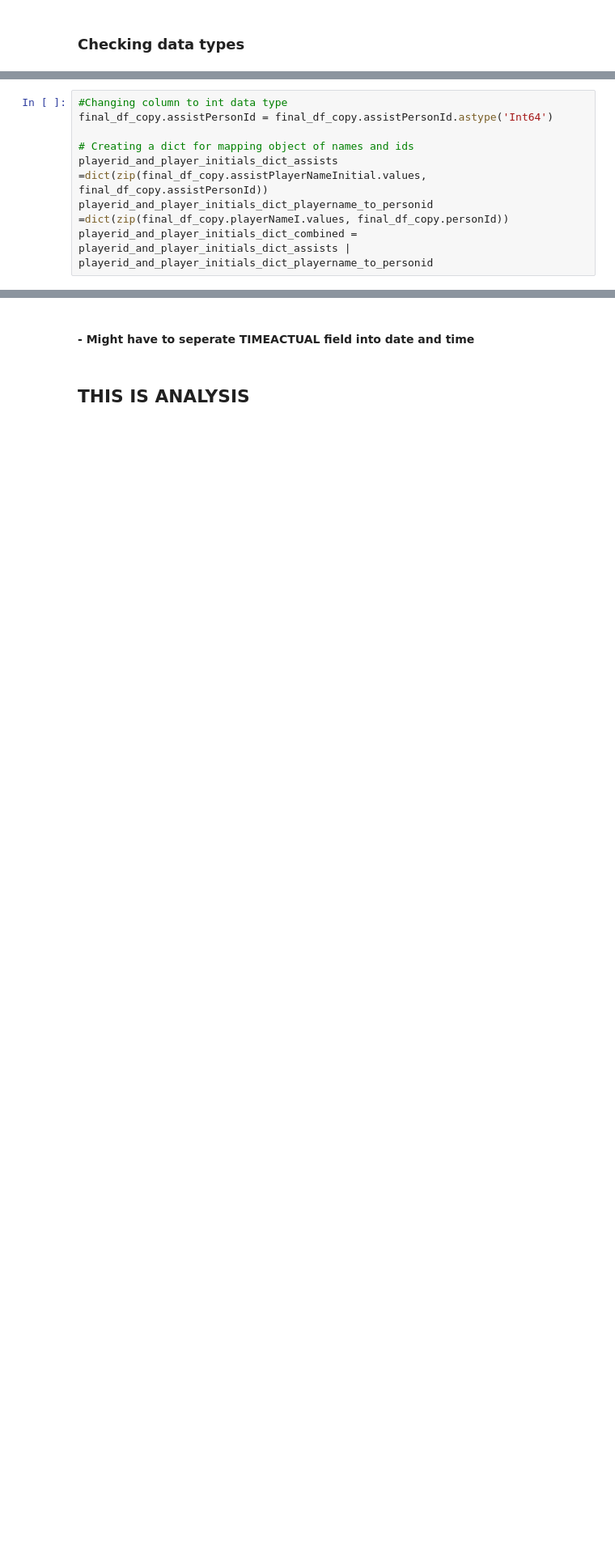
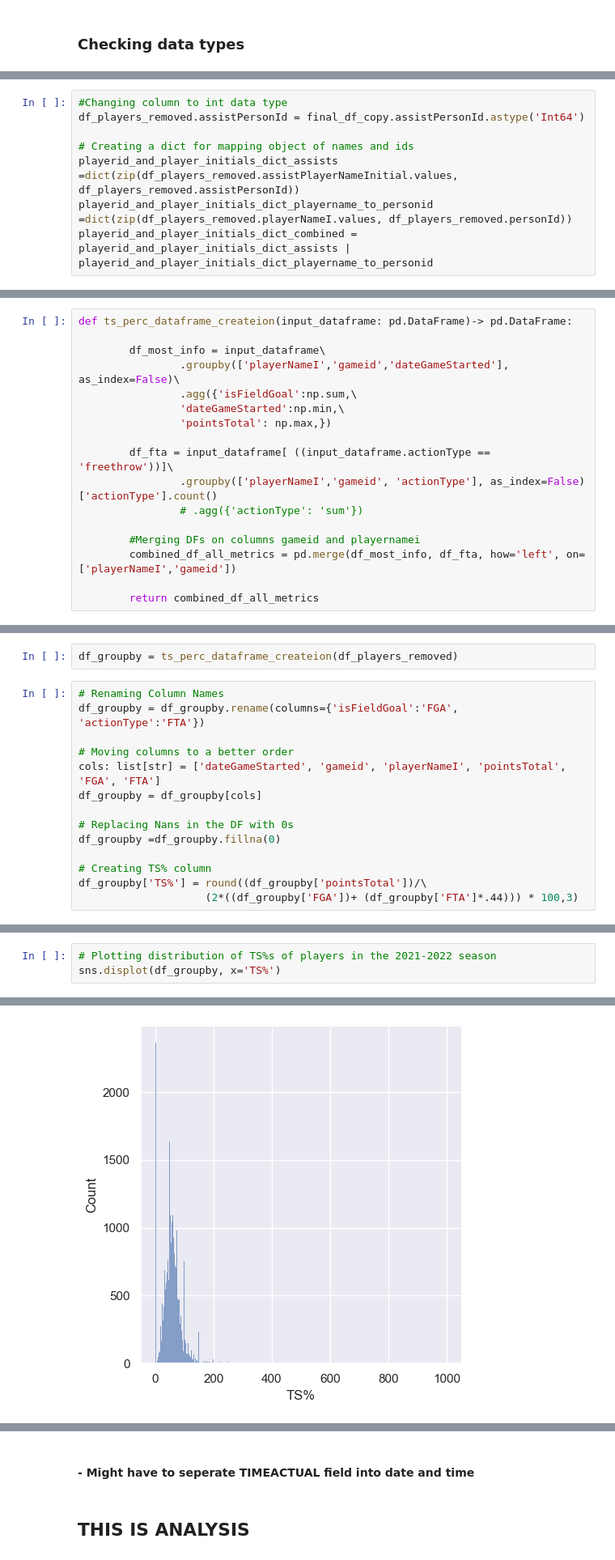
Before and after one commit to zachmort/nba_PBP_analysis, a Jupyter notebook: Season_pbp_20-21.ipynb, the cells around one changed output, grey strips where cells are left out. Shown at 81% size. Drawn from its saved outputs; the diff is of its cells as text; blank space fills up the shorter version.

```diff
--- a/Season_pbp_20-21.ipynb
+++ b/Season_pbp_20-21.ipynb
@@ -235,8 +252,8 @@ final_df_copy['Total_time_passed_in_game'] = map(total_time_passed,final_df_copy
 # %%
 #Changing column to int data type
-final_df_copy.assistPersonId = final_df_copy.assistPersonId.astype('Int64')
+df_players_removed.assistPersonId = final_df_copy.assistPersonId.astype('Int64')
 
 # Creating a dict for mapping object of names and ids
-playerid_and_player_initials_dict_assists =dict(zip(final_df_copy.assistPlayerNameInitial.values, final_df_copy.assistPersonId))
-playerid_and_player_initials_dict_playername_to_personid =dict(zip(final_df_copy.playerNameI.values, final_df_copy.personId))
+playerid_and_player_initials_dict_assists =dict(zip(df_players_removed.assistPlayerNameInitial.values, df_players_removed.assistPersonId))
+playerid_and_player_initials_dict_playername_to_personid =dict(zip(df_players_removed.playerNameI.values, df_players_removed.personId))
 playerid_and_player_initials_dict_combined = playerid_and_player_initials_dict_assists | playerid_and_player_initials_dict_playername_to_personid
@@ -295,0 +262,17 @@ Name: description, dtype: object
+# %%
+def ts_perc_dataframe_createion(input_dataframe: pd.DataFrame)-> pd.DataFrame:
+
+        df_most_info = input_dataframe\
+                .groupby(['playerNameI','gameid','dateGameStarted'], as_index=False)\
+                .agg({'isFieldGoal':np.sum,\
+                'dateGameStarted':np.min,\
+                'pointsTotal': np.max,})
+
+        df_fta = input_dataframe[ ((input_dataframe.actionType == 'freethrow'))]\
+                .groupby(['playerNameI','gameid', 'actionType'], as_index=False)['actionType'].count()
+                # .agg({'actionType': 'sum'})
+
+        #Merging DFs on columns gameid and playernamei
+        combined_df_all_metrics = pd.merge(df_most_info, df_fta, how='left', on=['playerNameI','gameid'])
+
+        return combined_df_all_metrics
@@ -295,0 +295,16 @@ Name: description, dtype: object
+# %%
+df_groupby = ts_perc_dataframe_createion(df_players_removed)
+# %%
+# Renaming Column Names
+df_groupby = df_groupby.rename(columns={'isFieldGoal':'FGA', 'actionType':'FTA'})
+
+# Moving columns to a better order
+cols: list[str] = ['dateGameStarted', 'gameid', 'playerNameI', 'pointsTotal', 'FGA', 'FTA']
+df_groupby = df_groupby[cols]
+
+# Replacing Nans in the DF with 0s
+df_groupby =df_groupby.fillna(0)
+
+# Creating TS% column
+df_groupby['TS%'] = round((df_groupby['pointsTotal'])/\
+                    (2*((df_groupby['FGA'])+ (df_groupby['FTA']*.44))) * 100,3)
@@ -295,0 +320,4 @@ Name: description, dtype: object
+# %%
+# Plotting distribution of TS%s of players in the 2021-2022 season
+sns.displot(df_groupby, x='TS%')
+# %% [output]
@@ -295,0 +325 @@ Name: description, dtype: object
+[figure, added]
```
Also changed, not shown: parts of 57 cells of this notebook, 1 other file.
